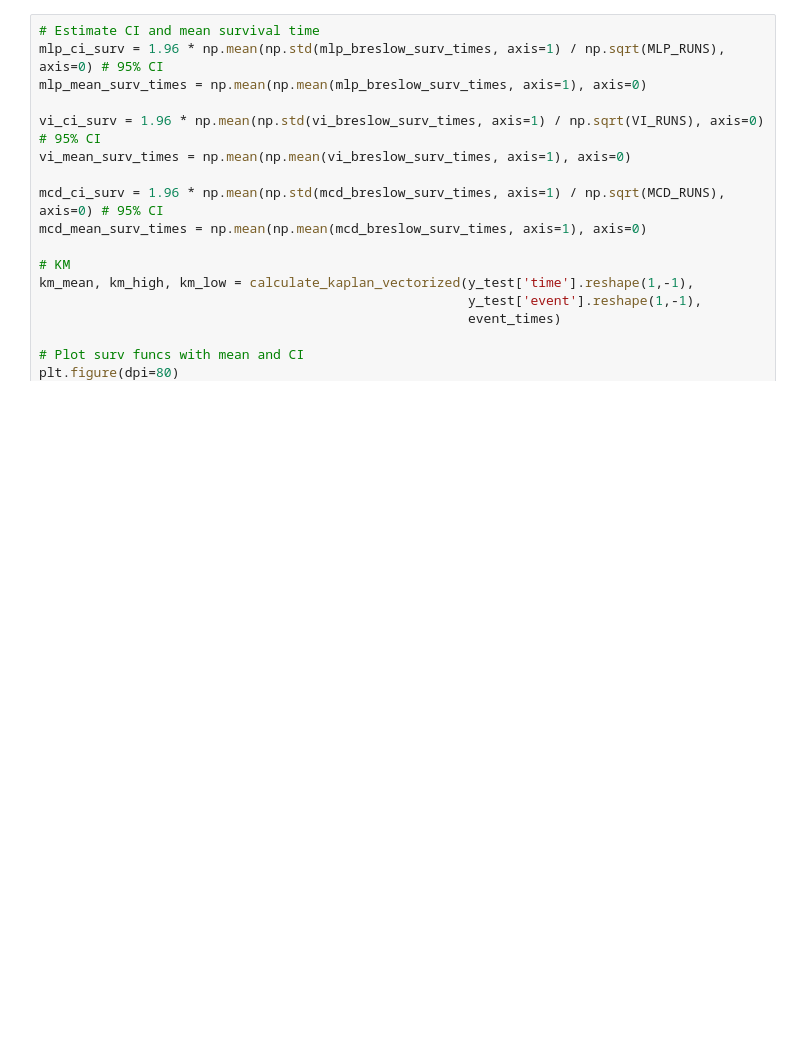
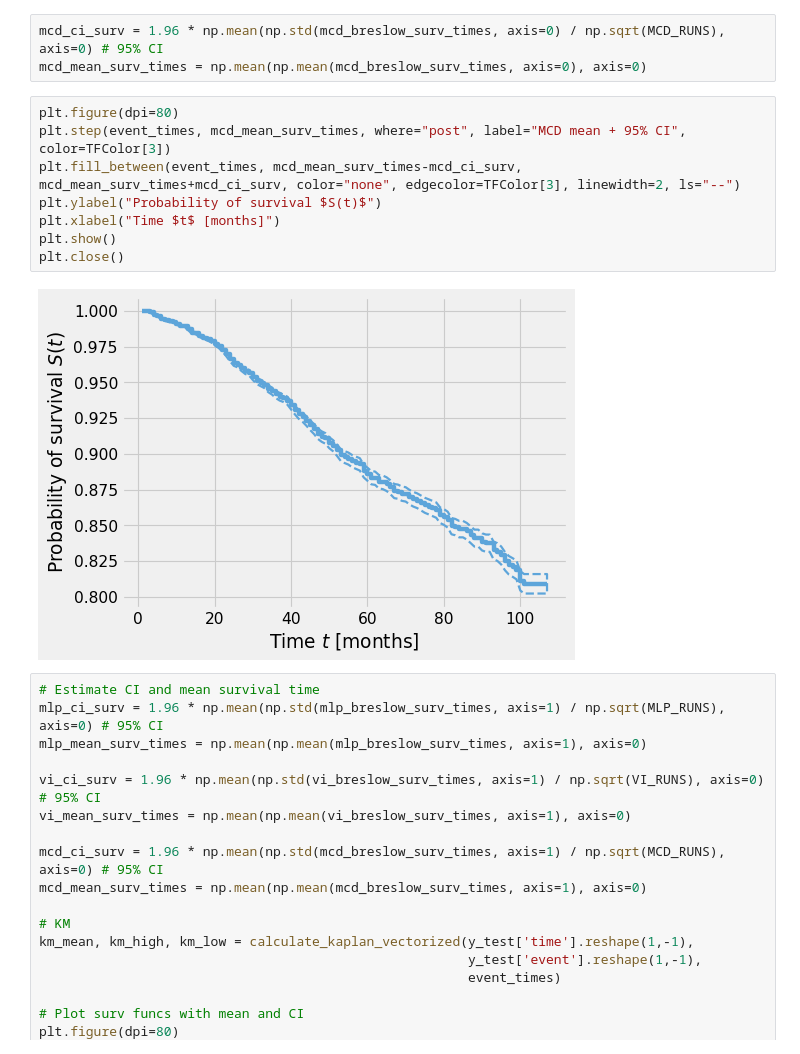
Before and after one commit to thecml/baysurv-wip, a Jupyter notebook: notebooks/model_inference.ipynb, the cells around one changed output. Saved outputs shown, nothing was run; the diff lists cells and outputs as text; blank space fills up the shorter version.

```diff
--- a/notebooks/model_inference.ipynb
+++ b/notebooks/model_inference.ipynb
@@ -148,3 +164,16 @@ mcd_breslow_surv_times = get_breslow_survival_times(mcd_model, X_train, X_test,
+# %%
+mcd_ci_surv = 1.96 * np.mean(np.std(mcd_breslow_surv_times, axis=0) / np.sqrt(MCD_RUNS), axis=0) # 95% CI
+mcd_mean_surv_times = np.mean(np.mean(mcd_breslow_surv_times, axis=0), axis=0)
+# %%
+plt.figure(dpi=80)
+plt.step(event_times, mcd_mean_surv_times, where="post", label="MCD mean + 95% CI", color=TFColor[3])
+plt.fill_between(event_times, mcd_mean_surv_times-mcd_ci_surv, mcd_mean_surv_times+mcd_ci_surv, color="none", edgecolor=TFColor[3], linewidth=2, ls="--")
+plt.ylabel("Probability of survival $S(t)$")
+plt.xlabel("Time $t$ [months]")
+plt.show()
+plt.close()
+# %% [output]
+[figure, added]
 # %%
 # Estimate CI and mean survival time
 mlp_ci_surv = 1.96 * np.mean(np.std(mlp_breslow_surv_times, axis=1) / np.sqrt(MLP_RUNS), axis=0) # 95% CI
```
Also changed, not shown: parts of 5 cells of this notebook, 44 other files.
